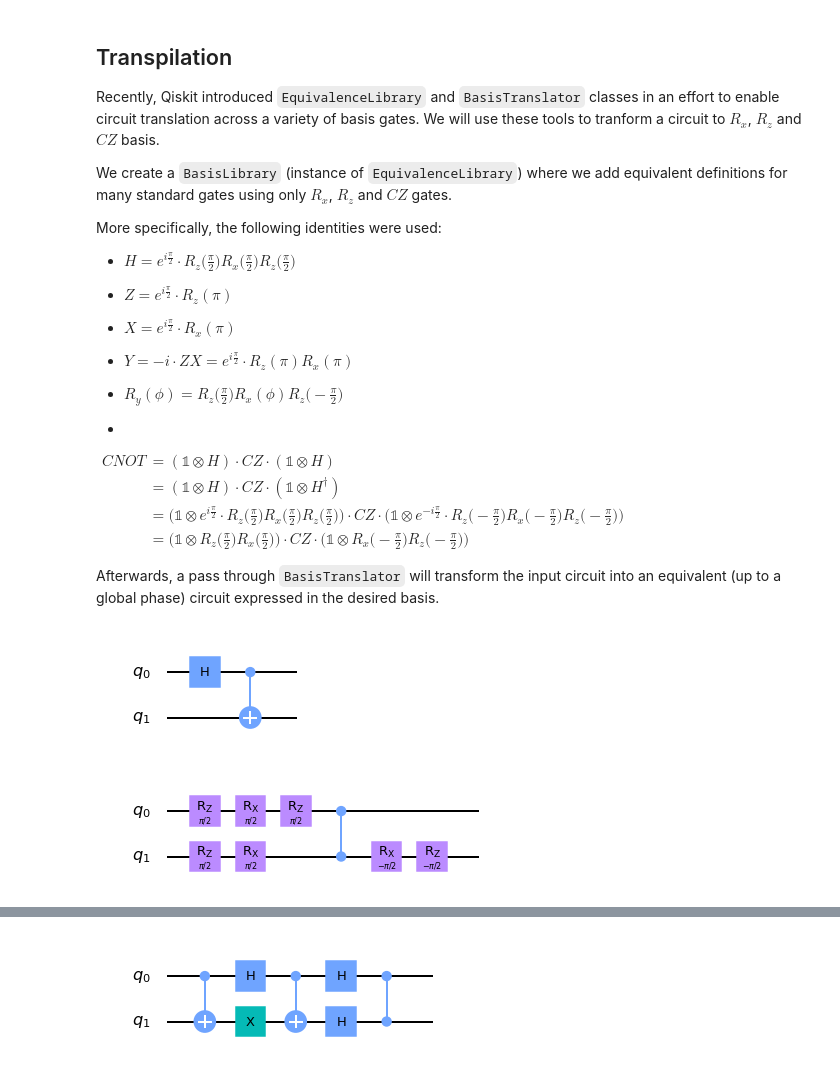
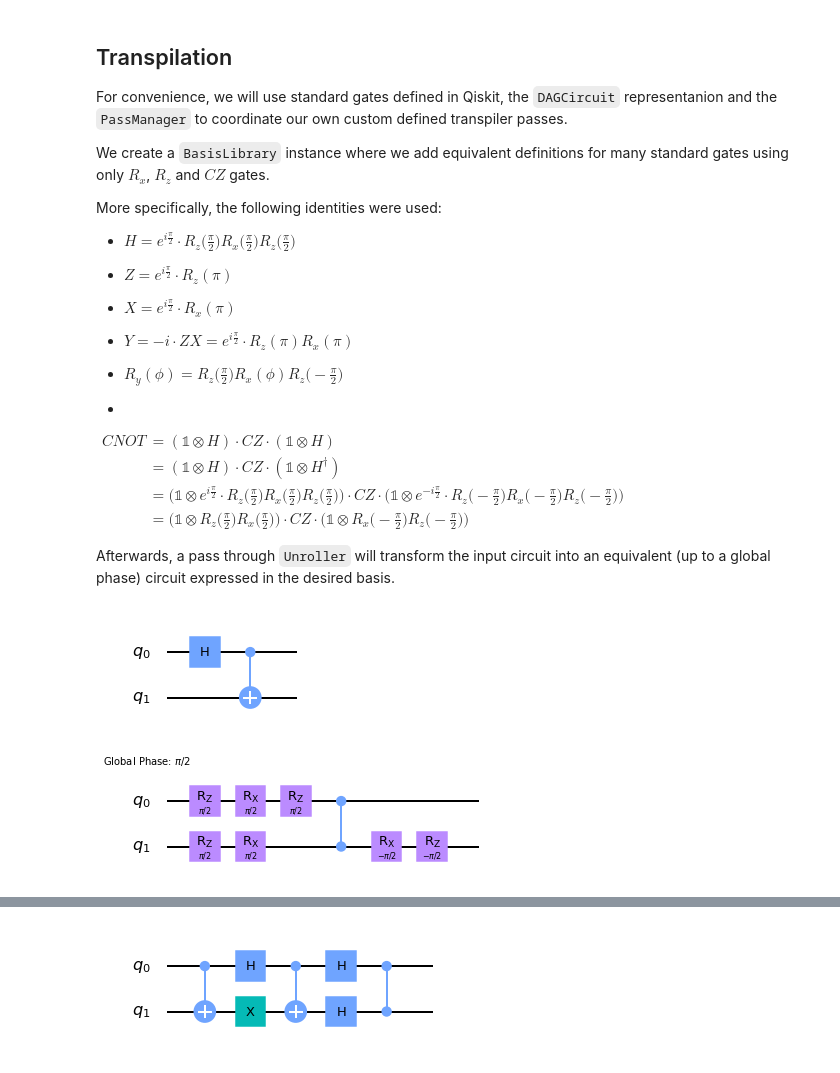
Before and after one commit to georgios-ts/qc-mentorship, a Jupyter notebook: task_3/task_3.ipynb, the cells around one changed output, grey strips where cells are left out. Cells and saved outputs as stored; diff of their text form; code cells hidden in the pictures.

Commit message:
custom translator pass

```diff
--- a/task_3/task_3.ipynb
+++ b/task_3/task_3.ipynb
@@ -1,8 +1,8 @@
 # %% [markdown]
 ## Transpilation
-Recently, Qiskit introduced `EquivalenceLibrary` and `BasisTranslator` classes in an effort to enable circuit translation across a variety of basis gates. We will use these tools to tranform a circuit to $ R_x $, $ R_z $ and $ CZ $ basis.
+For convenience, we will use standard gates defined in Qiskit, the `DAGCircuit` representanion and the `PassManager` to coordinate our own custom defined transpiler passes.
 
-We create a `BasisLibrary` (instance of `EquivalenceLibrary`) where we add equivalent definitions for many standard gates using only $ R_x $, $ R_z $ and $ CZ $ gates.
+We create a `BasisLibrary` instance where we add equivalent definitions for many standard gates using only $ R_x $, $ R_z $ and $ CZ $ gates.
 
 More specifically, the following identities were used:
 
@@ -32,7 +32,7 @@ CNOT & = (\mathbb{1} \otimes H) \cdot CZ \cdot (\mathbb{1} \otimes H) \\
 \end{align*} $
 
 
-Afterwards, a pass through `BasisTranslator` will transform the input circuit into an equivalent (up to a global phase) circuit expressed in the desired basis.
+Afterwards, a pass through `Unroller` will transform the input circuit into an equivalent (up to a global phase) circuit expressed in the desired basis.
 # %%
 from qiskit import QuantumCircuit
 from qiskit.transpiler import PassManager
@@ -48,15 +48,15 @@ qc.draw('mpl')
 # %% [output]
 [figure]
 # %%
-pass_ = BasisTranslator(BasisLibrary,
-                        ['rx', 'rz', 'cz'])
+pass_ = Unroller(RxzCzLibrary,
+                 ['rx', 'rz', 'cz'])
 
 pm = PassManager(pass_)
 circ = pm.run(qc)
 
 circ.draw('mpl')
 # %% [output]
-[figure, old version]
+[figure, new version]
 # %% [markdown]
 ## A need for optimization
 We further explore the transformation with a random circuit as input. We immediately observe that, after transpilation, the number of gates in the circuit increases a lot. We can calculate the overhead as
```
Also changed, not shown: parts of 3 cells of this notebook, 5 other files.
